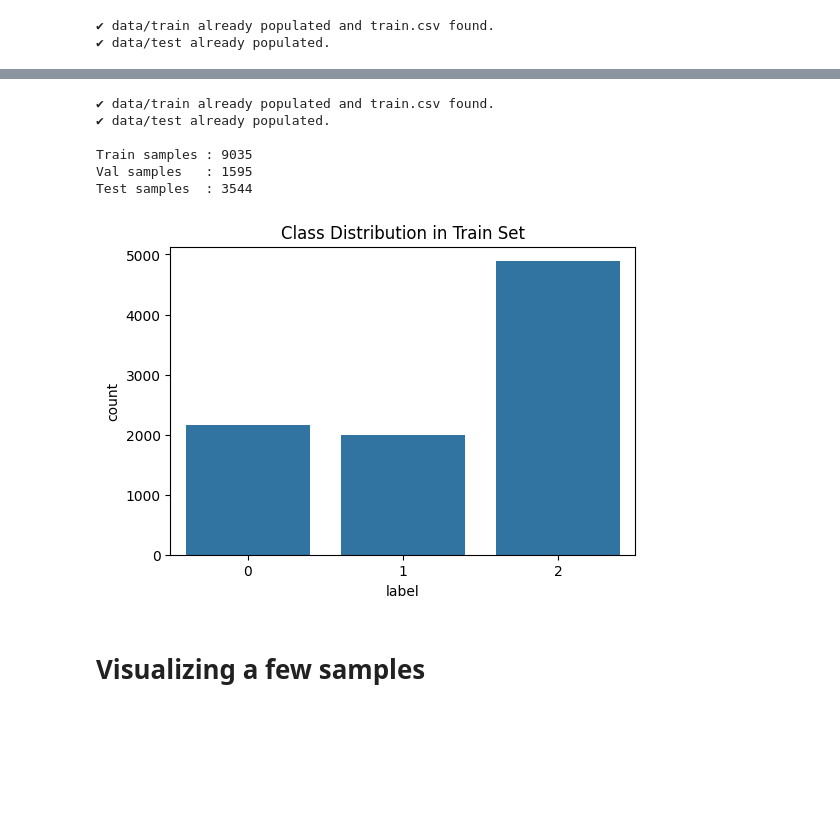
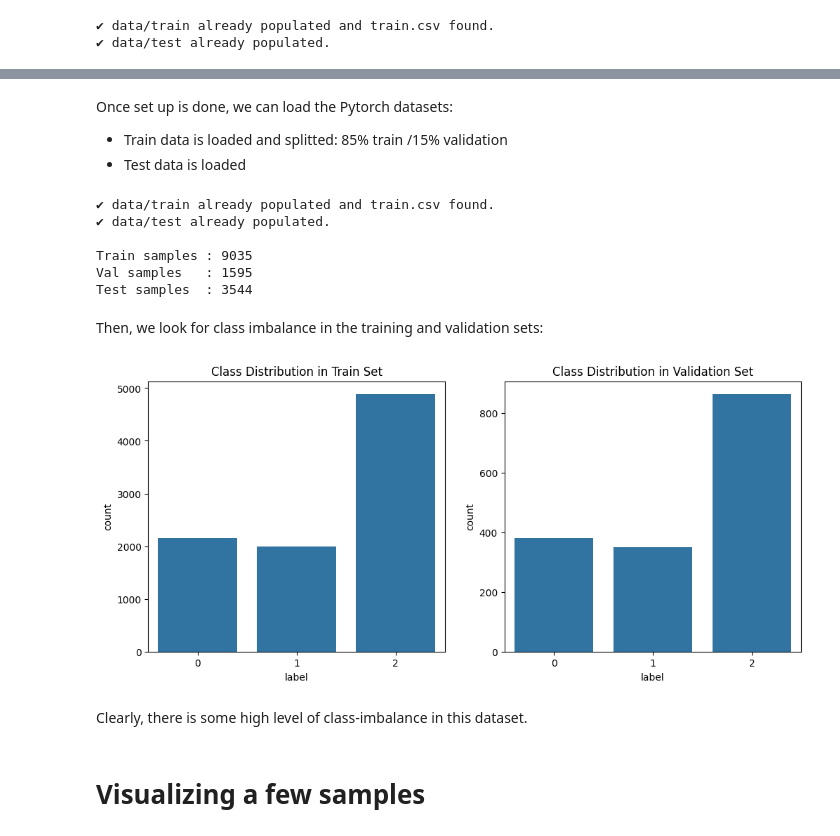
Before and after one commit to valbad/chestxray-efficientnet, a Jupyter notebook: notebooks/chestxray_training_and_inference.ipynb, the cells around one changed output, grey strips where cells are left out. Cells and saved outputs as stored; diff of their text form; code cells hidden in the pictures; blank space fills up the shorter version.

Commit message:
src + main notebook updated for data loading, model training and inference

```diff
--- a/notebooks/chestxray_training_and_inference.ipynb
+++ b/notebooks/chestxray_training_and_inference.ipynb
@@ -79,8 +84,12 @@ ensure_data_dirs(cfg_data)
 # %%
 cfg_data["train_dir"] = "data/train"
 cfg_data["test_dir"] = "data/testPublic"
+# %% [markdown]
+Once set up is done, we can load the Pytorch datasets:
+- Train data is loaded and splitted: 85% train /15% validation
+- Test data is loaded
 # %%
-train_df, val_df, train_dataset, val_dataset, test_dataset = prepare_datasets(cfg_data)
+train_df, val_df, test_df, train_dataset, val_dataset, test_dataset = prepare_datasets(cfg_data)
 print()
 print("Train samples :", len(train_df))
 print("Val samples   :", len(val_df))
@@ -92,12 +101,18 @@ print("Test samples  :", len(test_dataset) if test_dataset else 0)
 Train samples : 9035
 Val samples   : 1595
 Test samples  : 3544
-# %%
-plt.figure(figsize=(6,4))
-sns.countplot(x=train_df["label"])
-plt.title("Class Distribution in Train Set")
-plt.show()
-# %% [output]
-[figure, removed]
+# %% [markdown]
+Then, we look for class imbalance in the training and validation sets:
+# %%
+fig, ax = plt.subplots(1,2, figsize = (12,5))
+sns.countplot(x=train_df["label"], ax=ax[0])
+ax[0].set_title("Class Distribution in Train Set")
+sns.countplot(x=val_df["label"], ax=ax[1])
+ax[1].set_title("Class Distribution in Validation Set")
+plt.show()
+# %% [output]
+[figure, added]
+# %% [markdown]
+Clearly, there is some high level of class-imbalance in this dataset.
 # %% [markdown]
 # Visualizing a few samples
```
Also changed, not shown: parts of 56 cells of this notebook, 12 other files.
